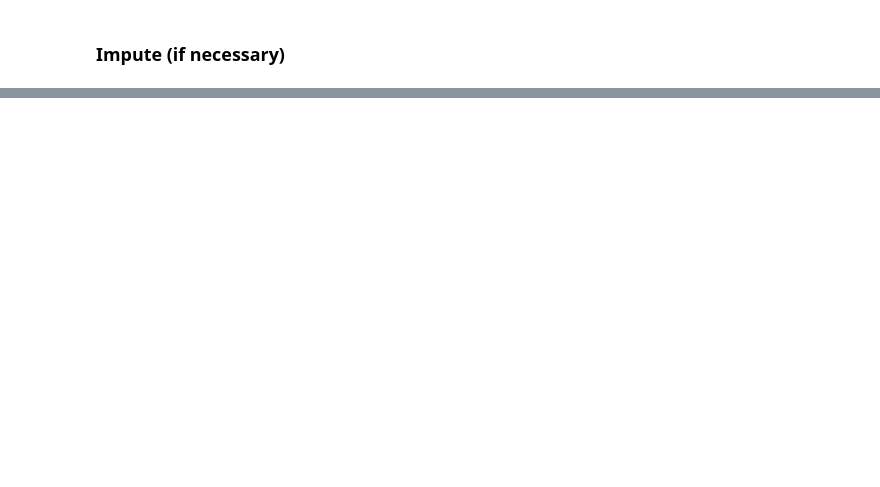
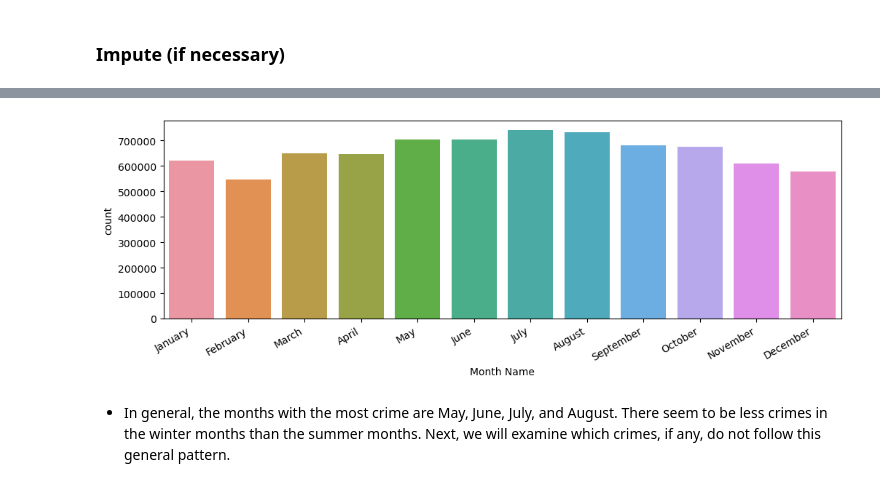
Before and after one commit to krisbarbier/Project-4, a Jupyter notebook: Project 4, Part 1.ipynb, the cells around one changed output, grey strips where cells are left out. Saved outputs shown, nothing was run; the diff lists cells and outputs as text; code cells hidden in the pictures; blank space fills up the shorter version.

```diff
--- a/Project 4, Part 1.ipynb
+++ b/Project 4, Part 1.ipynb
@@ -222,0 +468,9 @@ Freq: D, Length: 8296, dtype: int64
+# %%
+#Plot months
+ax = sns.countplot(data=df_ts, x='Month Name')
+fig = ax.get_figure()
+fig.autofmt_xdate();
+# %% [output]
+[figure, added]
+# %% [markdown]
+- In general, the months with the most crime are May, June, July, and August. There seem to be less crimes in the winter months than the summer months. Next, we will examine which crimes, if any, do not follow this general pattern.
```
Also changed, not shown: parts of 33 cells of this notebook.
